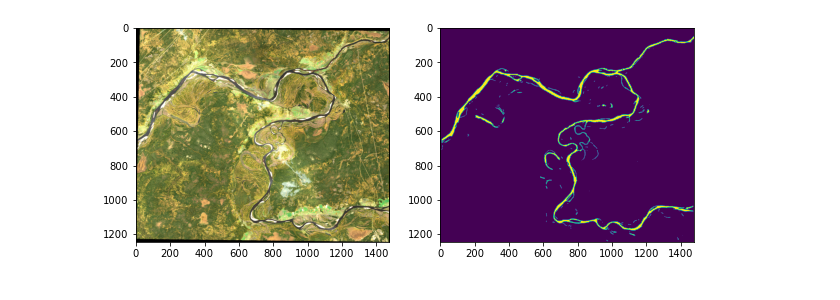
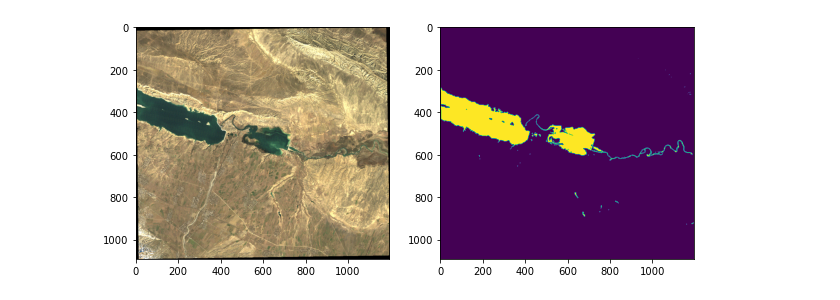
Before and after one commit to xinluo2018/landsat578-water, a Jupyter notebook: notebooks/mask_generate.ipynb, the cells around one changed output. Drawn from its saved outputs; the diff is of its cells as text; code cells hidden in the pictures.

```diff
--- a/notebooks/mask_generate.ipynb
+++ b/notebooks/mask_generate.ipynb
@@ -27,14 +41,14 @@ for name in names_img:
 # %%
-scene_name = 'l8_scene_17'
-path_raster = 'data/dataset-l578/scene/'+ scene_name+'.tif'
-path_output = 'data/dataset-l578/truth/'+ scene_name + '_truth.tif'
+scene_name = 'l5_scene_20'
+path_raster = 'data/dset-l578/scene/'+ scene_name+'.tif'
+path_output = 'data/dset-l578/truth/'+ scene_name + '_truth.tif'
 img, _ = readTiff(path_in=path_raster)
 truth, _ = readTiff(path_in=path_output)
 
 plt.figure(figsize=(10,5))
 plt.subplot(1,2,1)
 imgShow(img)
 plt.subplot(1,2,2)
 imgShow(truth)
 # %% [output]
-[figure, old version]
+[figure, new version]
```
Also changed, not shown: parts of 2 cells of this notebook, 5 other files.
